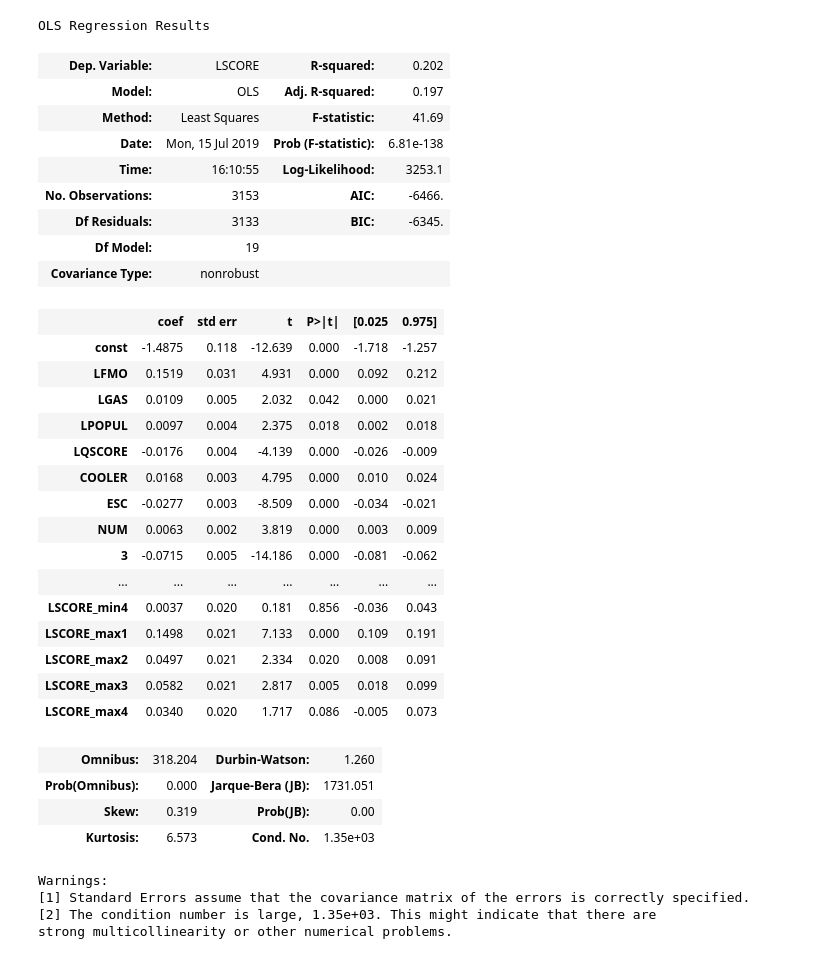
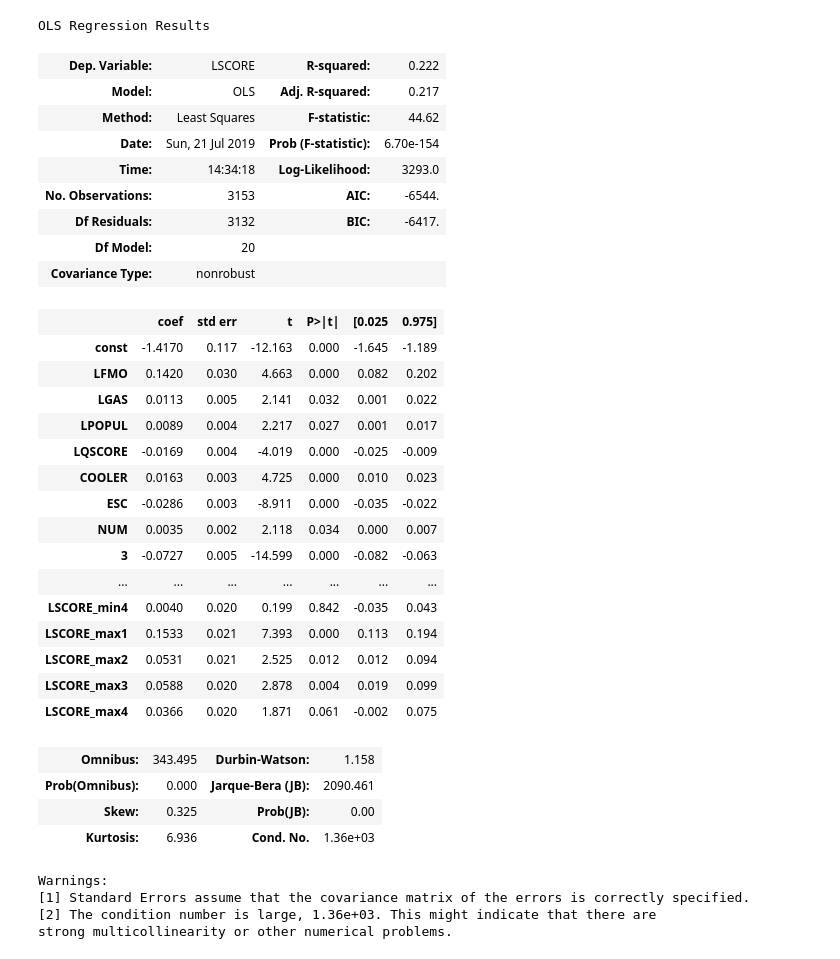
Before and after one commit to ericschulman/tx_milk_2yp, a Jupyter notebook: data_clean.ipynb, the cells around one changed output. Drawn from its saved outputs; the diff is of its cells as text; code cells hidden in the pictures.

```diff
--- a/data_clean.ipynb
+++ b/data_clean.ipynb
@@ -199,41 +199,41 @@ Warnings:
 #2 lines incumbency
 # %%
 #previous prices 1 day
-sm.OLS(reg1['LSCORE'], sm.add_constant(reg1[covariates + limitedlag]) ).fit().summary()
+sm.OLS(reg1['LSCORE'], sm.add_constant(reg1[covariates + ['INC'] + limitedlag]) ).fit().summary()
 # %% [output]
 OLS Regression Results
-| Dep. Variable: | LSCORE | R-squared: | 0.202 |
-| Model: | OLS | Adj. R-squared: | 0.197 |
-| Method: | Least Squares | F-statistic: | 41.69 |
-| Date: | Mon, 15 Jul 2019 | Prob (F-statistic): | 6.81e-138 |
-| Time: | 16:10:55 | Log-Likelihood: | 3253.1 |
-| No. Observations: | 3153 | AIC: | -6466. |
-| Df Residuals: | 3133 | BIC: | -6345. |
-| Df Model: | 19 |  |  |
+| Dep. Variable: | LSCORE | R-squared: | 0.222 |
+| Model: | OLS | Adj. R-squared: | 0.217 |
+| Method: | Least Squares | F-statistic: | 44.62 |
+| Date: | Sun, 21 Jul 2019 | Prob (F-statistic): | 6.70e-154 |
+| Time: | 14:34:18 | Log-Likelihood: | 3293.0 |
+| No. Observations: | 3153 | AIC: | -6544. |
+| Df Residuals: | 3132 | BIC: | -6417. |
+| Df Model: | 20 |  |  |
 | Covariance Type: | nonrobust |  |  |
 |  | coef | std err | t | P>|t| | [0.025 | 0.975] |
-| const | -1.4875 | 0.118 | -12.639 | 0.000 | -1.718 | -1.257 |
-| LFMO | 0.1519 | 0.031 | 4.931 | 0.000 | 0.092 | 0.212 |
-| LGAS | 0.0109 | 0.005 | 2.032 | 0.042 | 0.000 | 0.021 |
-| LPOPUL | 0.0097 | 0.004 | 2.375 | 0.018 | 0.002 | 0.018 |
-| LQSCORE | -0.0176 | 0.004 | -4.139 | 0.000 | -0.026 | -0.009 |
-| COOLER | 0.0168 | 0.003 | 4.795 | 0.000 | 0.010 | 0.024 |
-| ESC | -0.0277 | 0.003 | -8.509 | 0.000 | -0.034 | -0.021 |
-| NUM | 0.0063 | 0.002 | 3.819 | 0.000 | 0.003 | 0.009 |
-| 3 | -0.0715 | 0.005 | -14.186 | 0.000 | -0.081 | -0.062 |
+| const | -1.4170 | 0.117 | -12.163 | 0.000 | -1.645 | -1.189 |
+| LFMO | 0.1420 | 0.030 | 4.663 | 0.000 | 0.082 | 0.202 |
+| LGAS | 0.0113 | 0.005 | 2.141 | 0.032 | 0.001 | 0.022 |
+| LPOPUL | 0.0089 | 0.004 | 2.217 | 0.027 | 0.001 | 0.017 |
+| LQSCORE | -0.0169 | 0.004 | -4.019 | 0.000 | -0.025 | -0.009 |
+| COOLER | 0.0163 | 0.003 | 4.725 | 0.000 | 0.010 | 0.023 |
+| ESC | -0.0286 | 0.003 | -8.911 | 0.000 | -0.035 | -0.022 |
+| NUM | 0.0035 | 0.002 | 2.118 | 0.034 | 0.000 | 0.007 |
+| 3 | -0.0727 | 0.005 | -14.599 | 0.000 | -0.082 | -0.063 |
 | ... | ... | ... | ... | ... | ... | ... |
-| LSCORE_min4 | 0.0037 | 0.020 | 0.181 | 0.856 | -0.036 | 0.043 |
-| LSCORE_max1 | 0.1498 | 0.021 | 7.133 | 0.000 | 0.109 | 0.191 |
-| LSCORE_max2 | 0.0497 | 0.021 | 2.334 | 0.020 | 0.008 | 0.091 |
-| LSCORE_max3 | 0.0582 | 0.021 | 2.817 | 0.005 | 0.018 | 0.099 |
-| LSCORE_max4 | 0.0340 | 0.020 | 1.717 | 0.086 | -0.005 | 0.073 |
+| LSCORE_min4 | 0.0040 | 0.020 | 0.199 | 0.842 | -0.035 | 0.043 |
+| LSCORE_max1 | 0.1533 | 0.021 | 7.393 | 0.000 | 0.113 | 0.194 |
+| LSCORE_max2 | 0.0531 | 0.021 | 2.525 | 0.012 | 0.012 | 0.094 |
+| LSCORE_max3 | 0.0588 | 0.020 | 2.878 | 0.004 | 0.019 | 0.099 |
+| LSCORE_max4 | 0.0366 | 0.020 | 1.871 | 0.061 | -0.002 | 0.075 |
-| Omnibus: | 318.204 | Durbin-Watson: | 1.260 |
-| Prob(Omnibus): | 0.000 | Jarque-Bera (JB): | 1731.051 |
-| Skew: | 0.319 | Prob(JB): | 0.00 |
-| Kurtosis: | 6.573 | Cond. No. | 1.35e+03 |
+| Omnibus: | 343.495 | Durbin-Watson: | 1.158 |
+| Prob(Omnibus): | 0.000 | Jarque-Bera (JB): | 2090.461 |
+| Skew: | 0.325 | Prob(JB): | 0.00 |
+| Kurtosis: | 6.936 | Cond. No. | 1.36e+03 |
 Warnings:
 [1] Standard Errors assume that the covariance matrix of the errors is correctly specified.
-[2] The condition number is large, 1.35e+03. This might indicate that there are
+[2] The condition number is large, 1.36e+03. This might indicate that there are
 strong multicollinearity or other numerical problems.
 # %%
 #prev prices with prev auction
```
Also changed, not shown: parts of 4 cells of this notebook, 2 other files.
